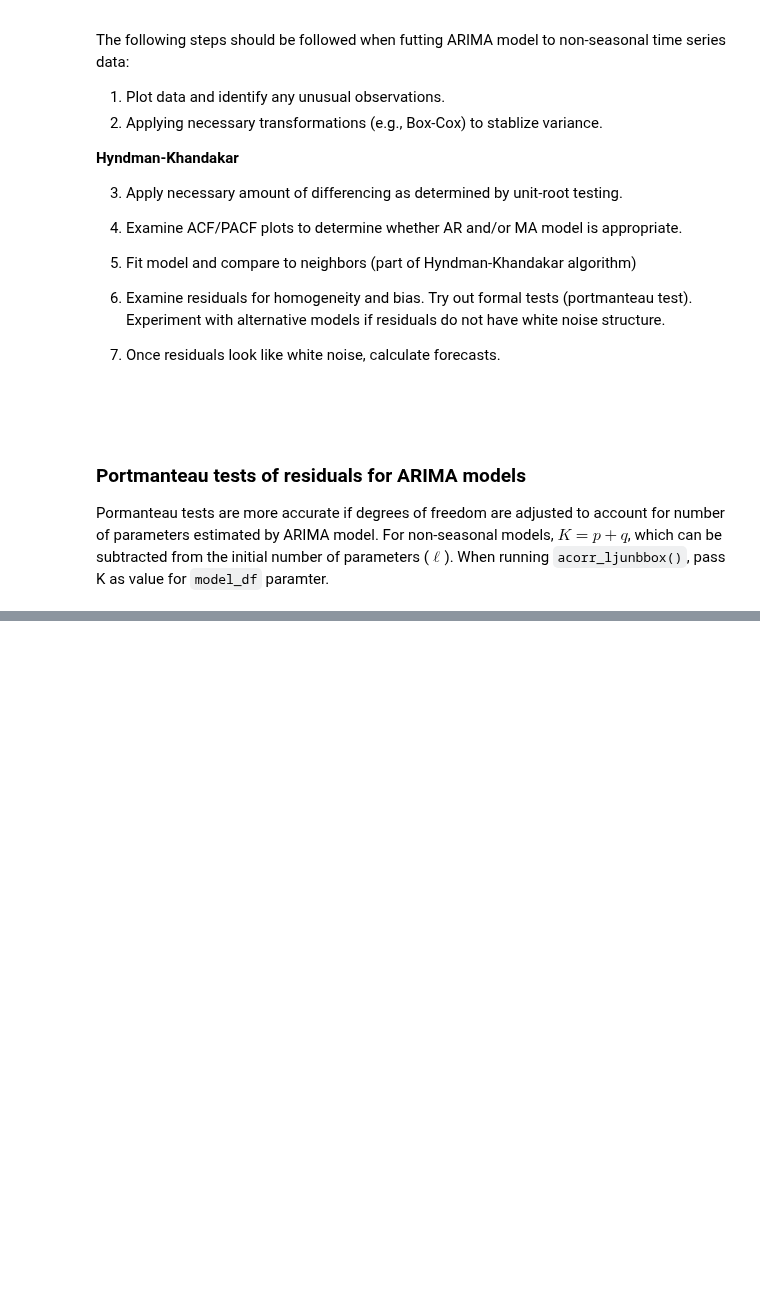
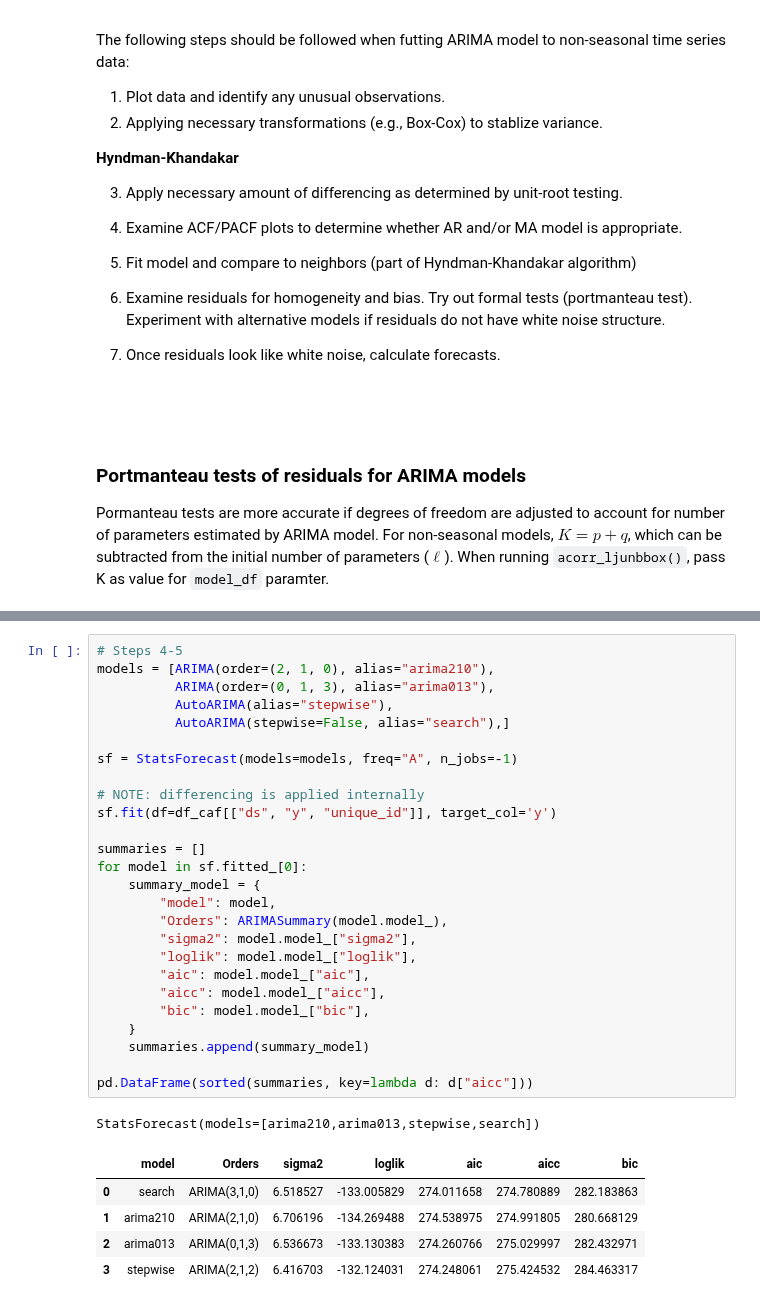
Before and after one commit to sebsciarra/gas_pump_prices, a Jupyter notebook: notebooks/chap9_arima.ipynb, the cells around one changed output, grey strips where cells are left out. Saved outputs shown, nothing was run; the diff lists cells and outputs as text; blank space fills up the shorter version.

Commit message:
Oct. 1 notes

```diff
--- a/notebooks/chap9_arima.ipynb
+++ b/notebooks/chap9_arima.ipynb
@@ -512,0 +534,33 @@ kpss_stat: 0.500, kpss_pvalue: 0.04
+# %%
+# Steps 4-5
+models = [ARIMA(order=(2, 1, 0), alias="arima210"),
+          ARIMA(order=(0, 1, 3), alias="arima013"),
+          AutoARIMA(alias="stepwise"),
+          AutoARIMA(stepwise=False, alias="search"),]
+
+sf = StatsForecast(models=models, freq="A", n_jobs=-1)
+
+# NOTE: differencing is applied internally
+sf.fit(df=df_caf[["ds", "y", "unique_id"]], target_col='y')
+
+summaries = []
+for model in sf.fitted_[0]:
+    summary_model = {
+        "model": model,
+        "Orders": ARIMASummary(model.model_),
+        "sigma2": model.model_["sigma2"],
+        "loglik": model.model_["loglik"],
+        "aic": model.model_["aic"],
+        "aicc": model.model_["aicc"],
+        "bic": model.model_["bic"],
+    }
+    summaries.append(summary_model)
+
+pd.DataFrame(sorted(summaries, key=lambda d: d["aicc"]))
+# %% [output]
+StatsForecast(models=[arima210,arima013,stepwise,search])
+|  | model | Orders | sigma2 | loglik | aic | aicc | bic |
+| 0 | search | ARIMA(3,1,0) | 6.518527 | -133.005829 | 274.011658 | 274.780889 | 282.183863 |
+| 1 | arima210 | ARIMA(2,1,0) | 6.706196 | -134.269488 | 274.538975 | 274.991805 | 280.668129 |
+| 2 | arima013 | ARIMA(0,1,3) | 6.536673 | -133.130383 | 274.260766 | 275.029997 | 282.432971 |
+| 3 | stepwise | ARIMA(2,1,2) | 6.416703 | -132.124031 | 274.248061 | 275.424532 | 284.463317 |
```
Also changed, not shown: parts of 4 cells of this notebook.
